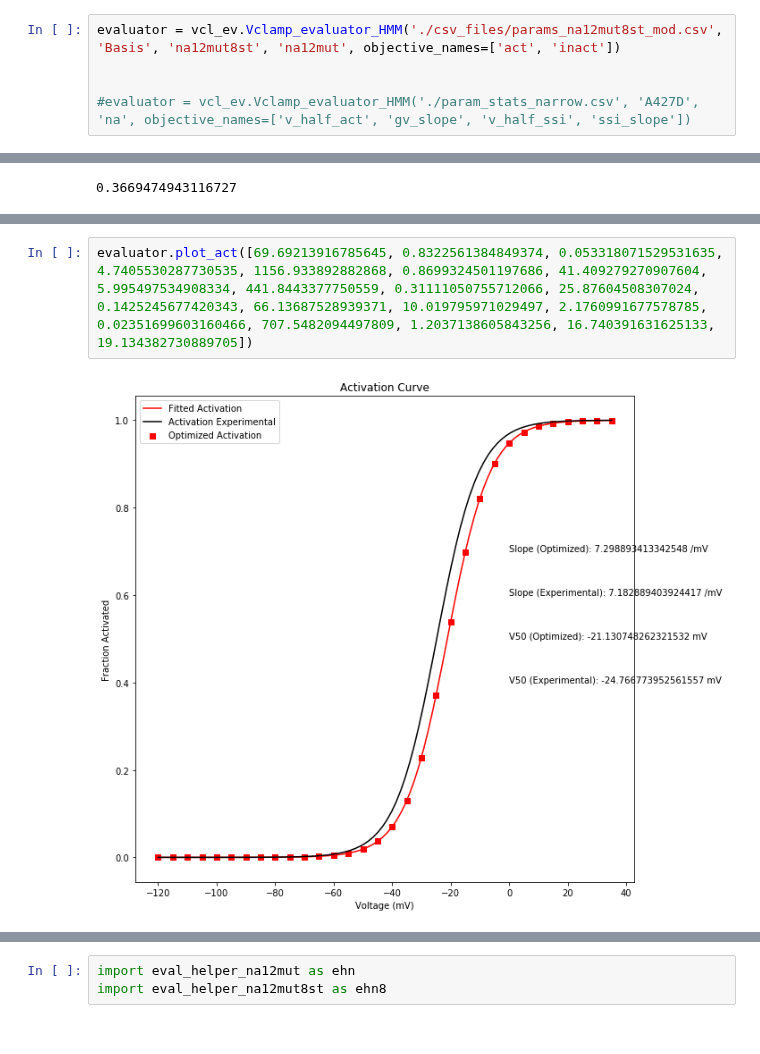
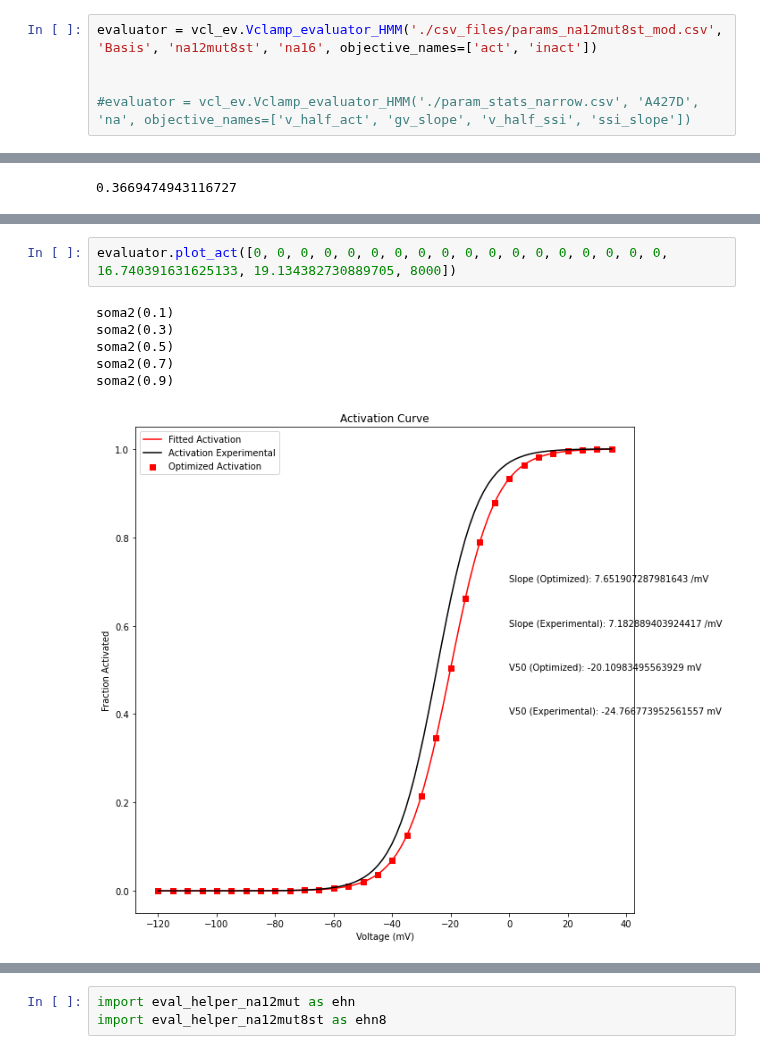
Before and after one commit to roybens/SimulatingVariants, a Jupyter notebook: Optimization_HHtoHMM.ipynb, the cells around one changed output, grey strips where cells are left out. Drawn from its saved outputs; the diff is of its cells as text.

Commit message:
Found the none of range params are working

```diff
--- a/Optimization_HHtoHMM.ipynb
+++ b/Optimization_HHtoHMM.ipynb
@@ -26,7 +26,7 @@ import general_plotter
 Reached import hoc
 Reached import neuron.hoc
 # %%
-evaluator = vcl_ev.Vclamp_evaluator_HMM('./csv_files/params_na12mut8st_mod.csv', 'Basis', 'na12mut8st', 'na12mut', objective_names=['act', 'inact'])
+evaluator = vcl_ev.Vclamp_evaluator_HMM('./csv_files/params_na12mut8st_mod.csv', 'Basis', 'na12mut8st', 'na16', objective_names=['act', 'inact'])
 
 
 #evaluator = vcl_ev.Vclamp_evaluator_HMM('./param_stats_narrow.csv', 'A427D', 'na', objective_names=['v_half_act', 'gv_slope', 'v_half_ssi', 'ssi_slope'])
@@ -147,7 +127,12 @@ evaluator.plot_inact([69.69213916785645, 0.8322561384849374, 0.05331807152953163
 # %%
-evaluator.plot_act([69.69213916785645, 0.8322561384849374, 0.053318071529531635, 4.7405530287730535, 1156.933892882868, 0.8699324501197686, 41.409279270907604, 5.995497534908334, 441.8443377750559, 0.31111050755712066, 25.87604508307024, 0.1425245677420343, 66.13687528939371, 10.019795971029497, 2.1760991677578785, 0.02351699603160466, 707.5482094497809, 1.2037138605843256, 16.740391631625133, 19.134382730889705])
+evaluator.plot_act([0, 0, 0, 0, 0, 0, 0, 0, 0, 0, 0, 0, 0, 0, 0, 0, 0, 0, 16.740391631625133, 19.134382730889705, 8000])
 # %% [output]
+soma2(0.1)
+soma2(0.3)
+soma2(0.5)
+soma2(0.7)
+soma2(0.9)
-[figure, old version]
+[figure, new version]
 # %%
 evaluator.plot_inact(best_indvs[-1])
 # %% [output]
```
Also changed, not shown: parts of 9 cells of this notebook, 10 other files.
